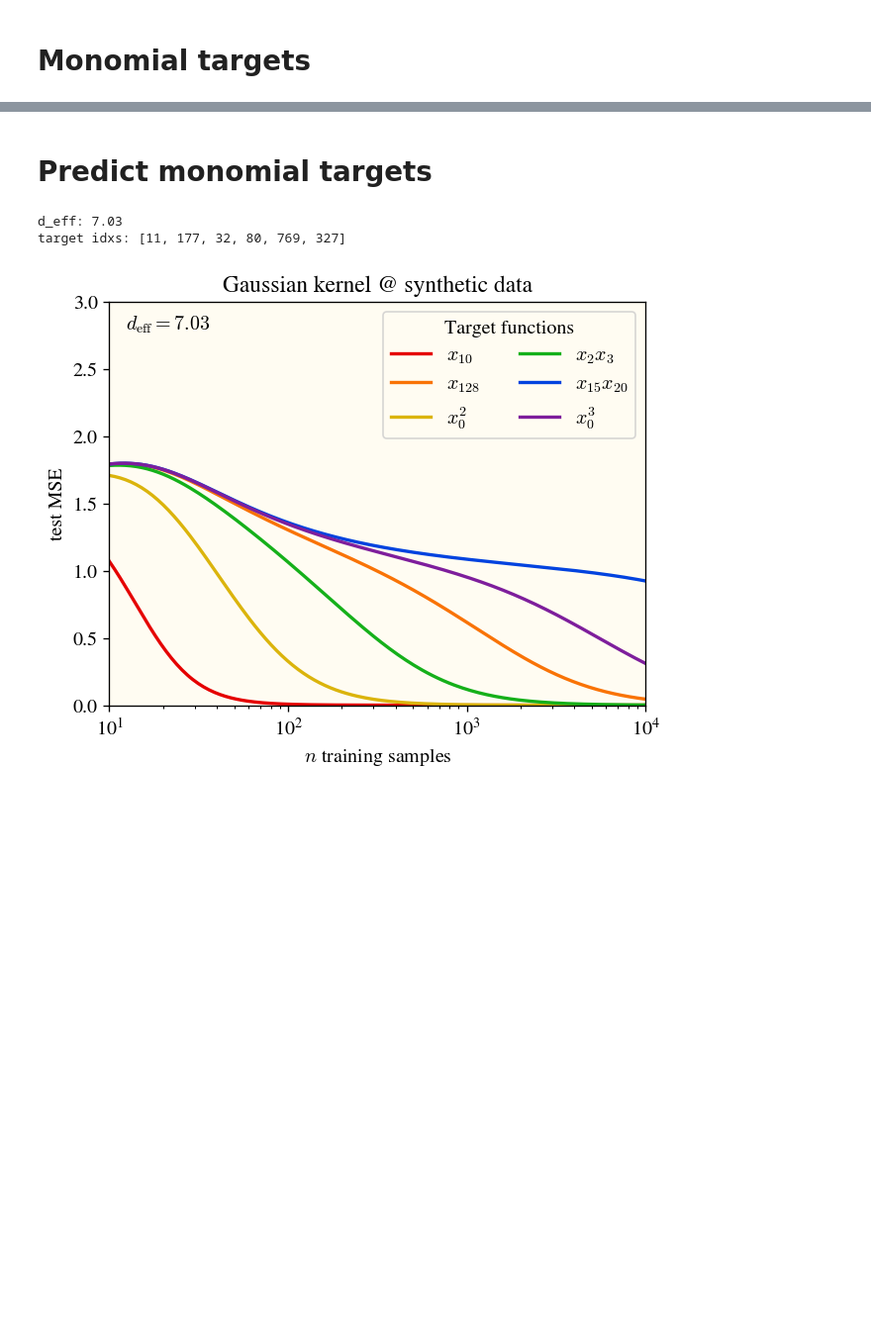
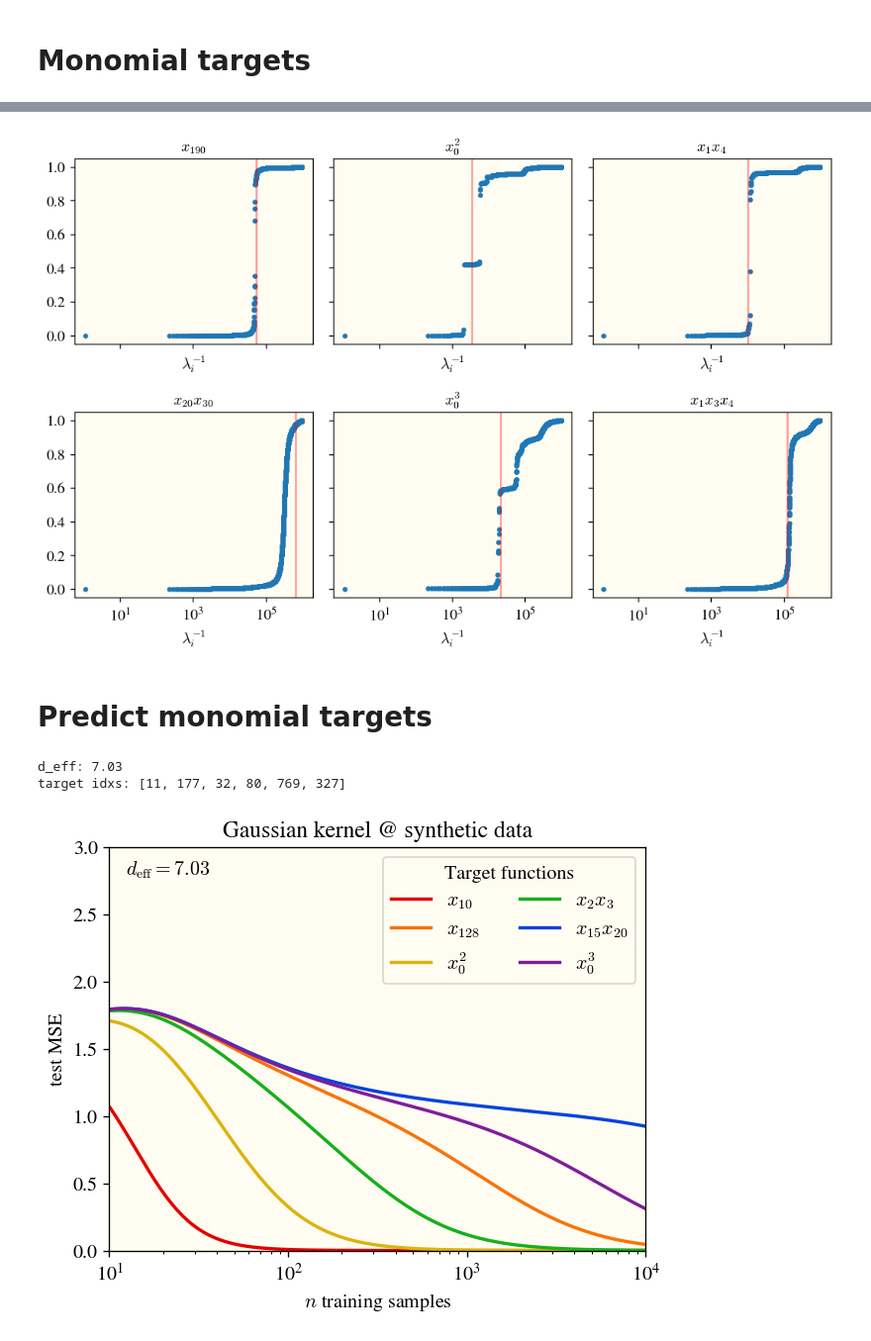
Before and after one commit to james-simon/feature_recombination, a Jupyter notebook: notebooks/monomials.ipynb, the cells around one changed output, grey strips where cells are left out. Shown at 99% size. Saved outputs shown, nothing was run; the diff lists cells and outputs as text; code cells hidden in the pictures; blank space fills up the shorter version.

```diff
--- a/notebooks/monomials.ipynb
+++ b/notebooks/monomials.ipynb
@@ -96,8 +96,8 @@ targets = expt_fm.load("targets.pickle")
 target_idxs = np.array(list(targets.keys()), dtype=int)
 print([monomials[idx] for idx in target_idxs])
 
-# emp_eigvecs = expt_fm.load("emp_eigvecs.npy")
-# H = expt_fm.load("H.npy")
+emp_eigvecs = expt_fm.load("emp_eigvecs.npy")
+H = expt_fm.load("H.npy")
 
 ntest = result["n_test"]
 ntrains = et_yhat.get_axis("ntrain")
@@ -159,3 +153,24 @@ plt.show()
+# %%
+H2 = ensure_torch(H[:, :P_MODES])
+H2 /= torch.linalg.norm(H2, axis=0)
+overlaps = (ensure_torch(emp_eigvecs.T) @ H2)**2
+# overlap has shape (neigvecs, nhermites)
+cdfs = overlaps.cumsum(axis=0)
+cdfs = ensure_numpy(cdfs.T)
+
+fig, axes = plt.subplots(2, 3, figsize=(9, 6), sharex=True, sharey=True)
+
+for ax, idx in zip(axes.flat, target_idxs[1:]):
+    ax.set_title(str(Monomial(monomials[idx])))
+    ax.set_xlabel(f"$\\lambda_i^{{{-1}}}$")
+    ax.scatter(emp_eigvals**(-1), cdfs[idx], marker='.')
+    ax.axvline(hehe_eigvals[idx]**(-1), color='red', ls='-', alpha=0.4)
+    ax.set_xscale('log')
+
+plt.tight_layout()
+plt.show()
+# %% [output]
+[figure, added]
 # %% [markdown]
 # Predict monomial targets
 # %%
```
Also changed, not shown: parts of 2 cells of this notebook, 2 other files.
